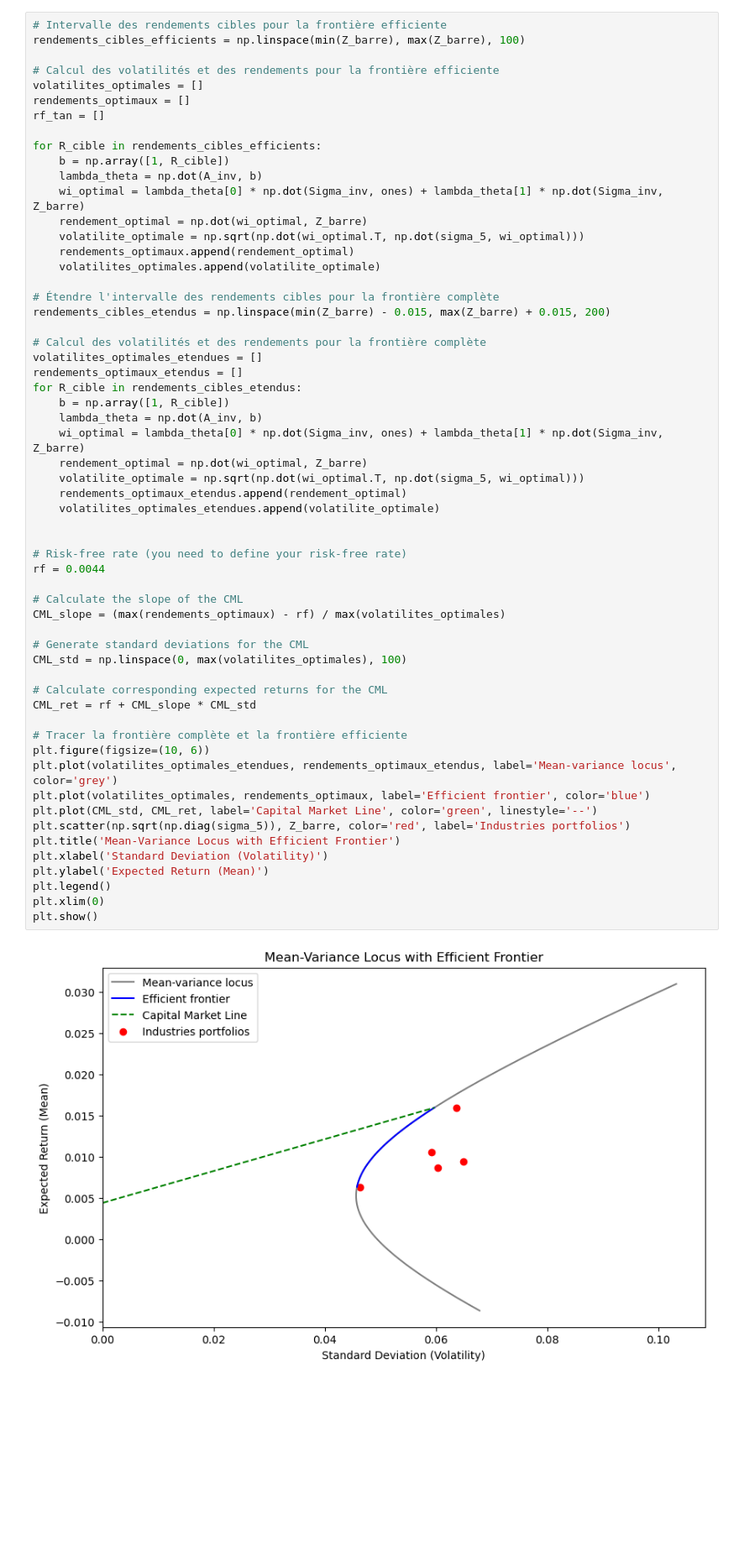
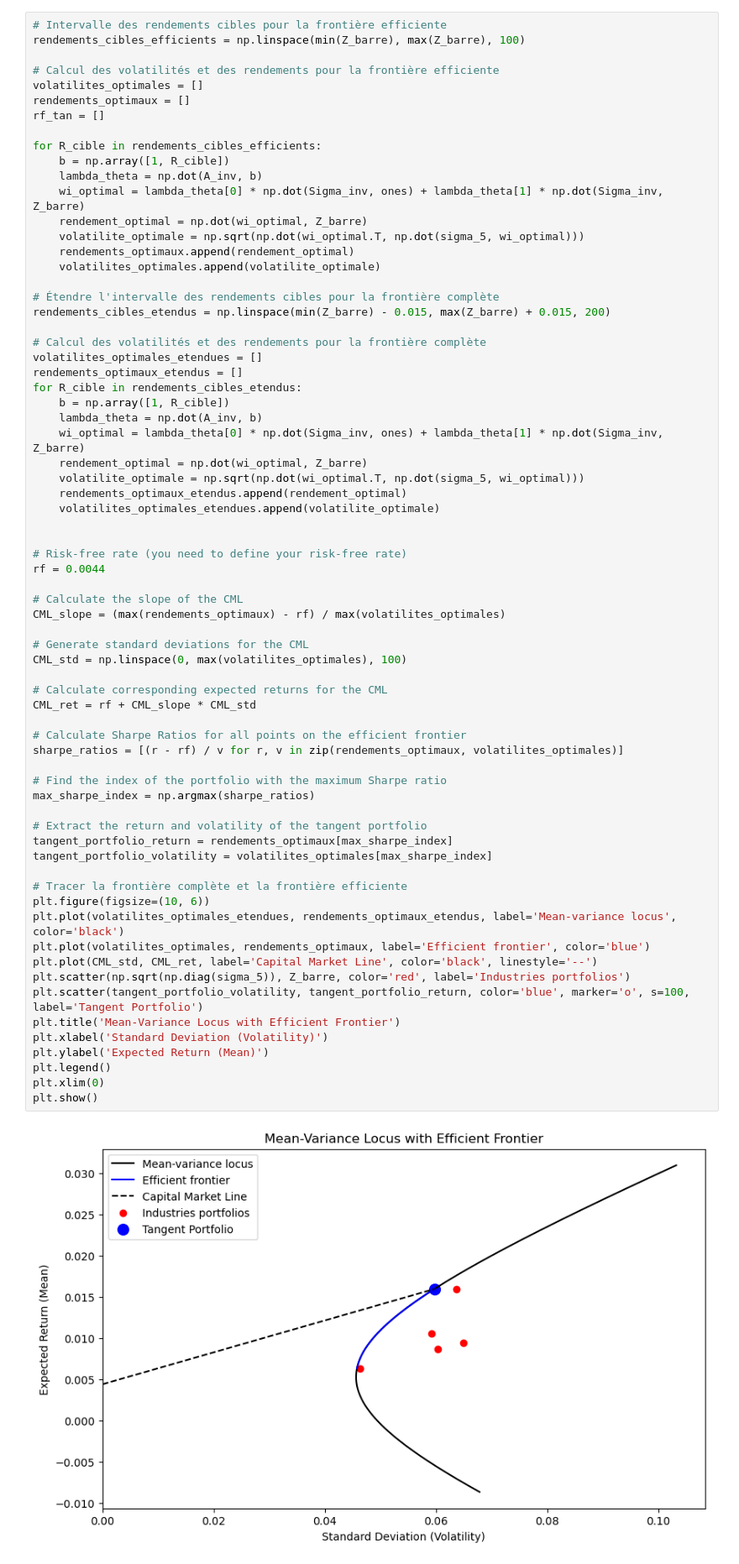
Before and after one commit to DominicPrenovost/TP1-Gestion-de-pf, a Jupyter notebook: Dom.ipynb, the cells around one changed output. Shown at 84% size. Saved outputs shown, nothing was run; the diff lists cells and outputs as text; blank space fills up the shorter version.

```diff
--- a/Dom.ipynb
+++ b/Dom.ipynb
@@ -183,33 +174,44 @@ for R_cible in rendements_cibles_etendus:
     wi_optimal = lambda_theta[0] * np.dot(Sigma_inv, ones) + lambda_theta[1] * np.dot(Sigma_inv, Z_barre)
     rendement_optimal = np.dot(wi_optimal, Z_barre)
     volatilite_optimale = np.sqrt(np.dot(wi_optimal.T, np.dot(sigma_5, wi_optimal)))
     rendements_optimaux_etendus.append(rendement_optimal)
     volatilites_optimales_etendues.append(volatilite_optimale)
 
 
 # Risk-free rate (you need to define your risk-free rate)
 rf = 0.0044
 
 # Calculate the slope of the CML
 CML_slope = (max(rendements_optimaux) - rf) / max(volatilites_optimales)
 
 # Generate standard deviations for the CML
 CML_std = np.linspace(0, max(volatilites_optimales), 100)
 
 # Calculate corresponding expected returns for the CML
 CML_ret = rf + CML_slope * CML_std
 
+# Calculate Sharpe Ratios for all points on the efficient frontier
+sharpe_ratios = [(r - rf) / v for r, v in zip(rendements_optimaux, volatilites_optimales)]
+
+# Find the index of the portfolio with the maximum Sharpe ratio
+max_sharpe_index = np.argmax(sharpe_ratios)
+
+# Extract the return and volatility of the tangent portfolio
+tangent_portfolio_return = rendements_optimaux[max_sharpe_index]
+tangent_portfolio_volatility = volatilites_optimales[max_sharpe_index]
+
 # Tracer la frontière complète et la frontière efficiente
 plt.figure(figsize=(10, 6))
-plt.plot(volatilites_optimales_etendues, rendements_optimaux_etendus, label='Mean-variance locus', color='grey')
+plt.plot(volatilites_optimales_etendues, rendements_optimaux_etendus, label='Mean-variance locus', color='black')
 plt.plot(volatilites_optimales, rendements_optimaux, label='Efficient frontier', color='blue')
-plt.plot(CML_std, CML_ret, label='Capital Market Line', color='green', linestyle='--')
+plt.plot(CML_std, CML_ret, label='Capital Market Line', color='black', linestyle='--')
 plt.scatter(np.sqrt(np.diag(sigma_5)), Z_barre, color='red', label='Industries portfolios')
+plt.scatter(tangent_portfolio_volatility, tangent_portfolio_return, color='blue', marker='o', s=100, label='Tangent Portfolio')
 plt.title('Mean-Variance Locus with Efficient Frontier')
 plt.xlabel('Standard Deviation (Volatility)')
 plt.ylabel('Expected Return (Mean)')
 plt.legend()
 plt.xlim(0)
 plt.show()
 # %% [output]
-[figure, old version]
+[figure, new version]
```
Also changed, not shown: parts of 3 cells of this notebook.
